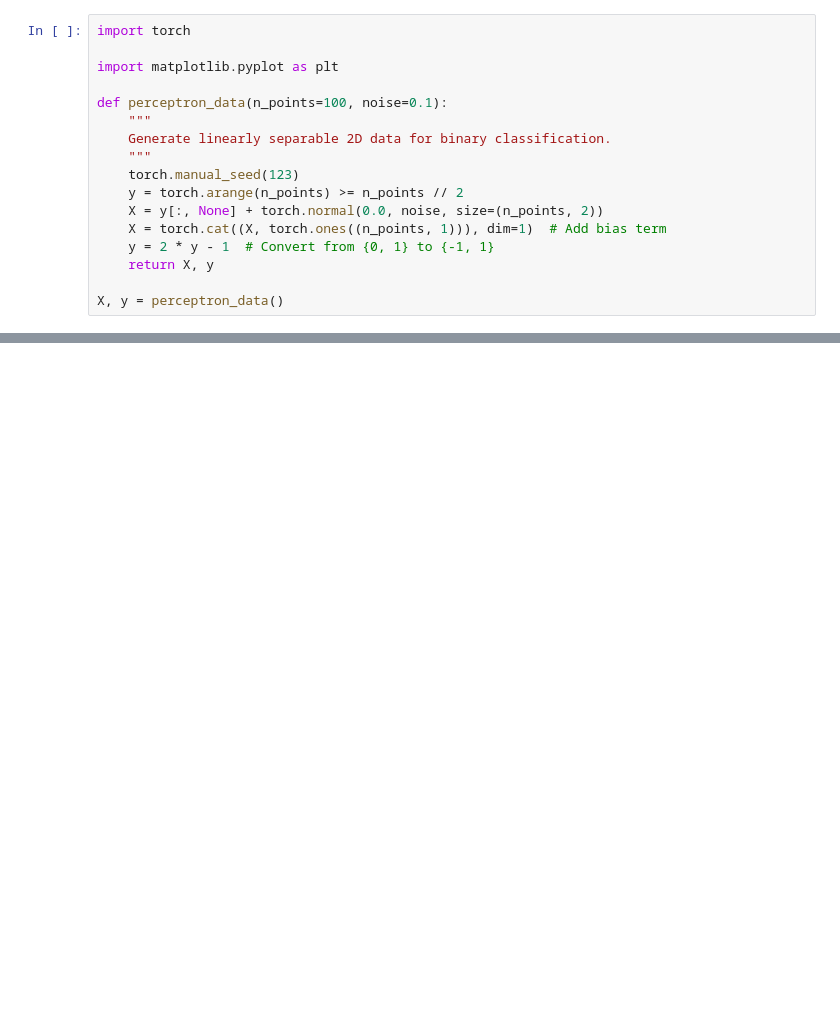
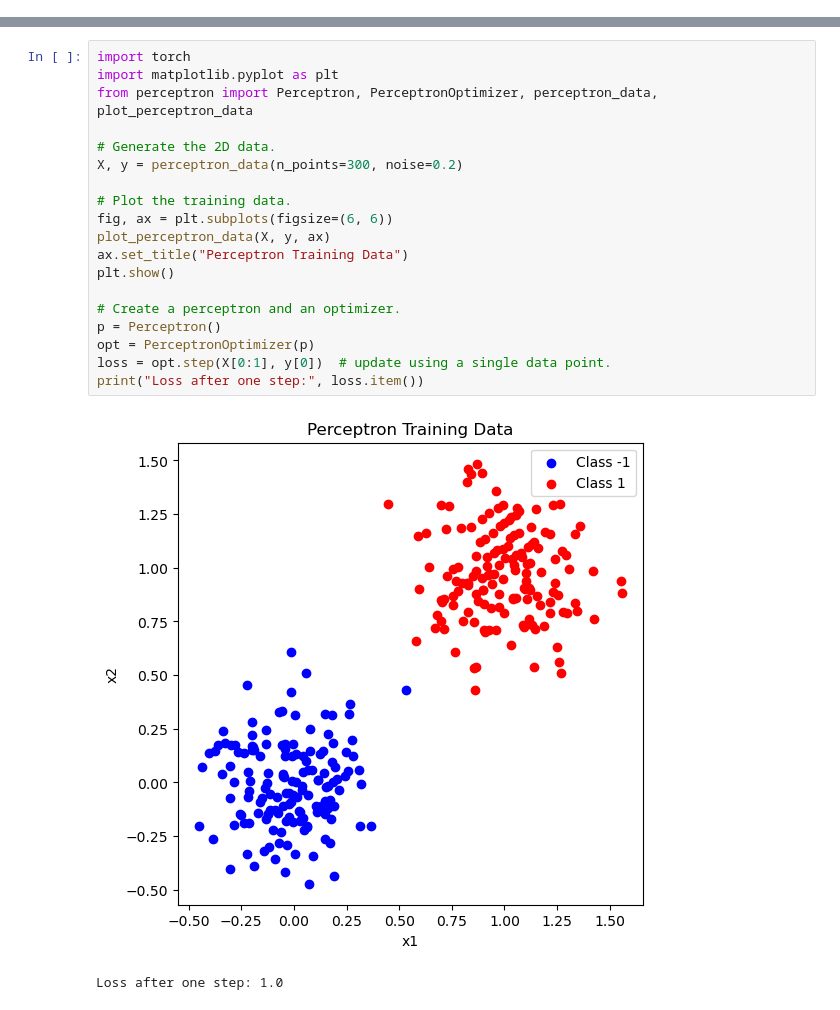
Before and after one commit to Pbabu-Github/ML-Projects, a Jupyter notebook: posts/perceptron/index.ipynb, the cells around one changed output, grey strips where cells are left out. Cells and saved outputs as stored; diff of their text form; blank space fills up the shorter version.

```diff
--- a/posts/perceptron/index.ipynb
+++ b/posts/perceptron/index.ipynb
@@ -18,17 +9,0 @@ In this blog post, I analyze the dataset using machine learning models to classi
-# %%
-import torch
-
-import matplotlib.pyplot as plt
-
-def perceptron_data(n_points=100, noise=0.1):
-    """
-    Generate linearly separable 2D data for binary classification.
-    """
-    torch.manual_seed(123)
-    y = torch.arange(n_points) >= n_points // 2
-    X = y[:, None] + torch.normal(0.0, noise, size=(n_points, 2))
-    X = torch.cat((X, torch.ones((n_points, 1))), dim=1)  # Add bias term
-    y = 2 * y - 1  # Convert from {0, 1} to {-1, 1}
-    return X, y
-
-X, y = perceptron_data()
@@ -97,0 +33,22 @@ Plotting our data
+# %%
+import torch
+import matplotlib.pyplot as plt
+from perceptron import Perceptron, PerceptronOptimizer, perceptron_data, plot_perceptron_data
+
+# Generate the 2D data.
+X, y = perceptron_data(n_points=300, noise=0.2)
+
+# Plot the training data.
+fig, ax = plt.subplots(figsize=(6, 6))
+plot_perceptron_data(X, y, ax)
+ax.set_title("Perceptron Training Data")
+plt.show()
+
+# Create a perceptron and an optimizer.
+p = Perceptron()
+opt = PerceptronOptimizer(p)
+loss = opt.step(X[0:1], y[0])  # update using a single data point.
+print("Loss after one step:", loss.item())
+# %% [output]
+[figure, added]
+Loss after one step: 1.0
```
Also changed, not shown: parts of 26 cells of this notebook, 12 other files.
